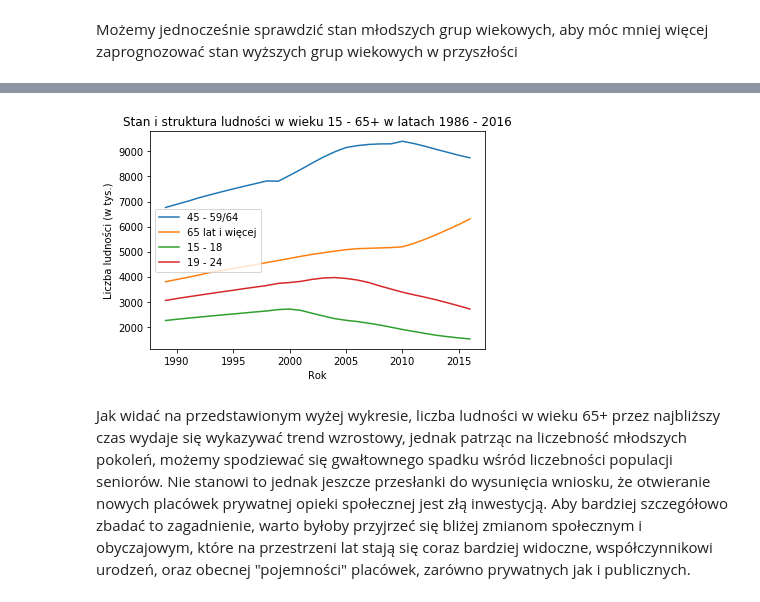
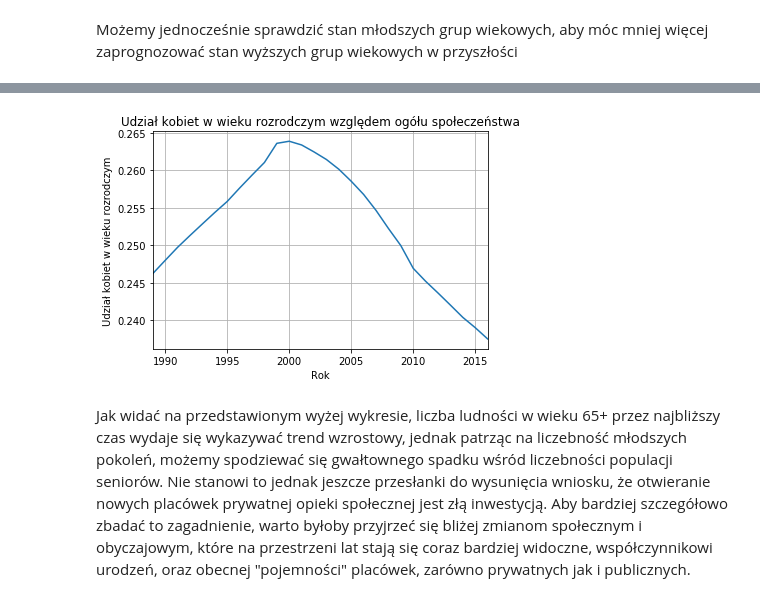
Before and after one commit to marcinsola/CDV_Data_Science, a Jupyter notebook: II/Wstep_do_Big_Data_w_ekonomii/projekt_zaliczeniowy/code.ipynb, the cells around one changed output, grey strips where cells are left out. Saved outputs shown, nothing was run; the diff lists cells and outputs as text; code cells hidden in the pictures.

```diff
--- a/II/Wstep_do_Big_Data_w_ekonomii/projekt_zaliczeniowy/code.ipynb
+++ b/II/Wstep_do_Big_Data_w_ekonomii/projekt_zaliczeniowy/code.ipynb
@@ -60,11 +56,10 @@ struktura_ludnosci['udzial_kobiet_w_wieku_rozrodczym'].plot()
-# %%
-plot_pop_and_save(
-    ['45 - 59/64', '65 lat i więcej', '15 - 18', '19 - 24'],
-    'Stan i struktura ludności w wieku 15 - 65+ w latach 1986 - 2016',
-    'struktura_ludnosci_2.jpg'
-)
-# %% [output]
-[figure, removed]
+# %%
+ax = struktura_ludnosci['udzial_kobiet_w_wieku_rozrodczym'].plot(title='Udział kobiet w wieku rozrodczym względem ogółu społeczeństwa')
+ax.set_ylabel('Udział kobiet w wieku rozrodczym');
+ax.grid();
+plt.show()
+# %% [output]
+[figure, added]
 # %% [markdown]
 Jak widać na przedstawionym wyżej wykresie, liczba ludności w wieku 65+ przez najbliższy czas wydaje się wykazywać trend wzrostowy, jednak patrząc na liczebność młodszych pokoleń, możemy spodziewać się gwałtownego spadku wśród liczebności populacji seniorów. Nie stanowi to jednak jeszcze przesłanki do wysunięcia wniosku, że otwieranie nowych placówek prywatnej opieki społecznej jest złą inwestycją. Aby bardziej szczegółowo zbadać to zagadnienie, warto byłoby przyjrzeć się bliżej zmianom społecznym i obyczajowym, które na przestrzeni lat stają się coraz bardziej widoczne, współczynnikowi urodzeń, oraz obecnej "pojemności" placówek, zarówno prywatnych jak i publicznych.
 # %%
```
Also changed, not shown: parts of 13 cells of this notebook, 8 other files.
